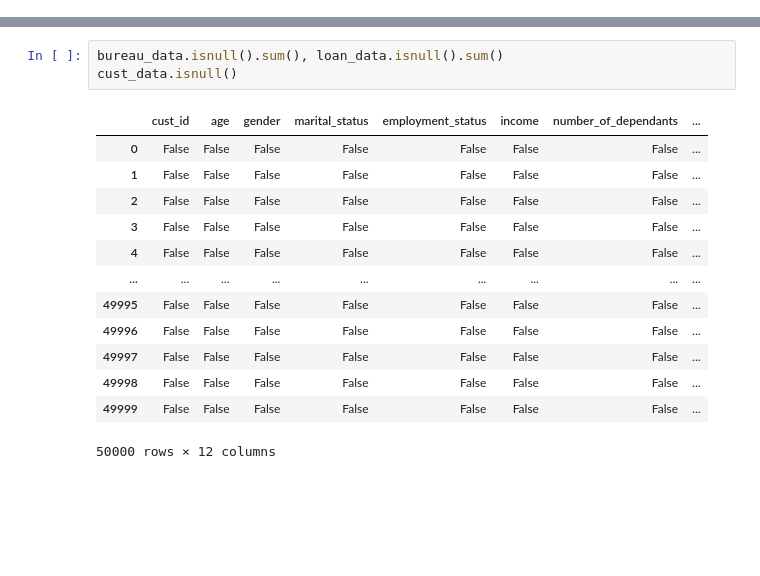
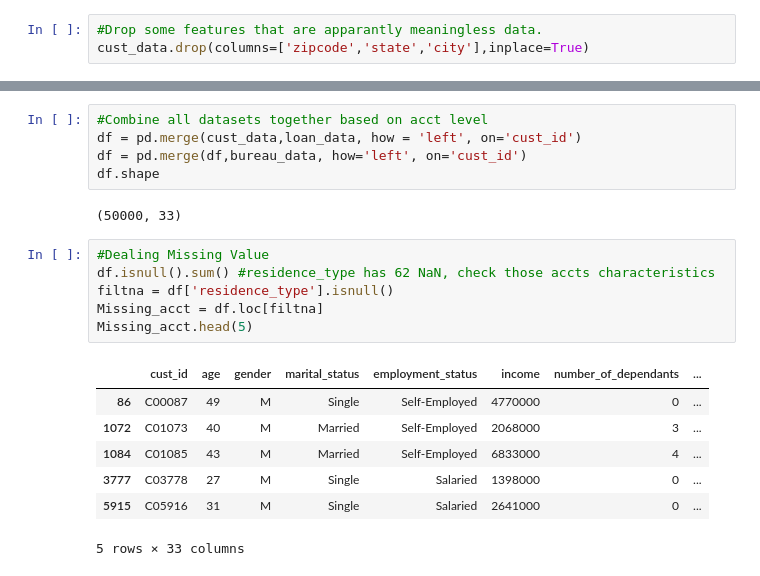
Before and after one commit to JY6299/CR_Modeling_2, a Jupyter notebook: CR_ML_Modeling.ipynb, the cells around one changed output, grey strips where cells are left out. Cells and saved outputs as stored; diff of their text form; blank space fills up the shorter version.

```diff
--- a/CR_ML_Modeling.ipynb
+++ b/CR_ML_Modeling.ipynb
@@ -24,0 +42,3 @@ PipeLine: 1.Data Preprocessing
+# %%
+#Drop some features that are apparantly meaningless data.
+cust_data.drop(columns=['zipcode','state','city'],inplace=True)
@@ -25,17 +75,21 @@ PipeLine: 1.Data Preprocessing
 # %%
-bureau_data.isnull().sum(), loan_data.isnull().sum()
-cust_data.isnull()
+#Combine all datasets together based on acct level
+df = pd.merge(cust_data,loan_data, how = 'left', on='cust_id')
+df = pd.merge(df,bureau_data, how='left', on='cust_id')
+df.shape
 # %% [output]
-|  | cust_id | age | gender | marital_status | employment_status | income | number_of_dependants | ... |
-| 0 | False | False | False | False | False | False | False | ... |
-| 1 | False | False | False | False | False | False | False | ... |
-| 2 | False | False | False | False | False | False | False | ... |
-| 3 | False | False | False | False | False | False | False | ... |
-| 4 | False | False | False | False | False | False | False | ... |
-| ... | ... | ... | ... | ... | ... | ... | ... | ... |
-| 49995 | False | False | False | False | False | False | False | ... |
-| 49996 | False | False | False | False | False | False | False | ... |
-| 49997 | False | False | False | False | False | False | False | ... |
-| 49998 | False | False | False | False | False | False | False | ... |
-| 49999 | False | False | False | False | False | False | False | ... |
-50000 rows × 12 columns
+(50000, 33)
+# %%
+#Dealing Missing Value
+df.isnull().sum() #residence_type has 62 NaN, check those accts characteristics
+filtna = df['residence_type'].isnull()
+Missing_acct = df.loc[filtna]
+Missing_acct.head(5)
+# %% [output]
+|  | cust_id | age | gender | marital_status | employment_status | income | number_of_dependants | ... |
+| 86 | C00087 | 49 | M | Single | Self-Employed | 4770000 | 0 | ... |
+| 1072 | C01073 | 40 | M | Married | Self-Employed | 2068000 | 3 | ... |
+| 1084 | C01085 | 43 | M | Married | Self-Employed | 6833000 | 4 | ... |
+| 3777 | C03778 | 27 | M | Single | Salaried | 1398000 | 0 | ... |
+| 5915 | C05916 | 31 | M | Single | Salaried | 2641000 | 0 | ... |
+5 rows × 33 columns
```
Also changed, not shown: parts of 9 cells of this notebook.
